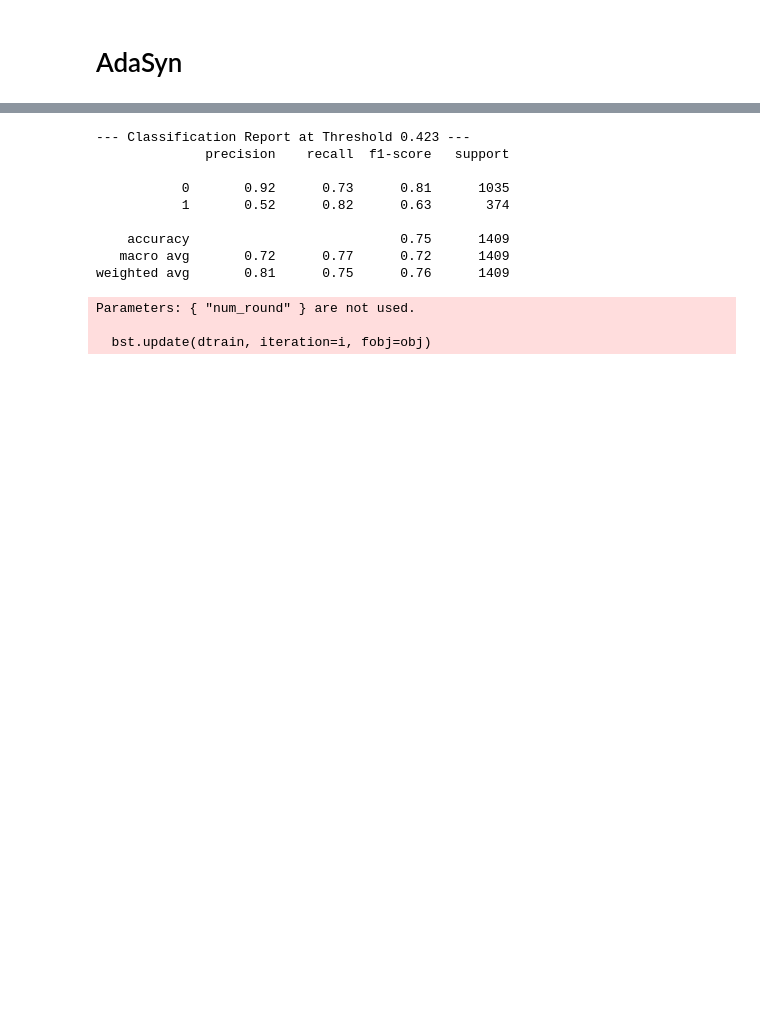
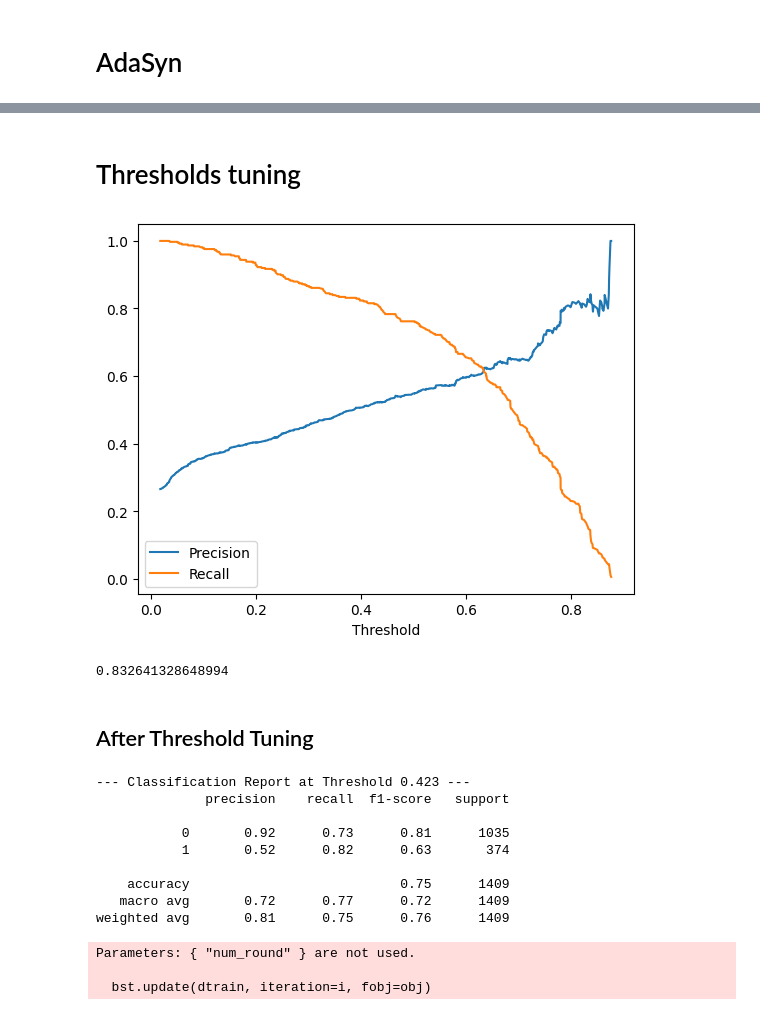
Before and after one commit to Alanno25/Churn_prediction, a Jupyter notebook: 5.finalmodel_export.ipynb, the cells around one changed output, grey strips where cells are left out. Drawn from its saved outputs; the diff is of its cells as text; code cells hidden in the pictures; blank space fills up the shorter version.

```diff
--- a/5.finalmodel_export.ipynb
+++ b/5.finalmodel_export.ipynb
@@ -97,0 +101,7 @@ X_ada, y_ada = adasyn.fit_resample(X, y)
+# %%
+xg_model = XGBClassifier(colsample_bytree=1,learning_rate = 0.1, max_depth = 3,min_child_weight = 1,n_estimators = 50,num_round = 50,subsample = 0.5,random_state=42)
+xg_model.fit(X_ada, y_ada)
+y_pred = xg_model.predict(X_val)
+
+print("Classification Report:")
+print(classification_report(y_val, y_pred))
@@ -98,3 +121,29 @@ X_ada, y_ada = adasyn.fit_resample(X, y)
+# %% [markdown]
+# Thresholds tuning
+# %%
+from sklearn.metrics import precision_recall_curve
+
+y_prob = xg_model.predict_proba(X_val)[:, 1]
+precision, recall, thresholds = precision_recall_curve(y_val, y_prob)
+
+# พลอตกราฟดูจุดตัด
+plt.plot(thresholds, precision[:-1], label="Precision")
+plt.plot(thresholds, recall[:-1], label="Recall")
+plt.xlabel("Threshold")
+plt.legend()
+plt.show()
+# %% [output]
+[figure, added]
+# %%
+pos_label = 0
+scorer = make_scorer(f1_score, pos_label=pos_label)
+xg_model = XGBClassifier(colsample_bytree=1,learning_rate = 0.1, max_depth = 3,min_child_weight = 1,n_estimators = 50,subsample = 0.5,random_state=42)
+model = TunedThresholdClassifierCV(xg_model, scoring=scorer)
+scorer(model.fit(X_ada, y_ada), X_ada, y_ada)
+# %% [output]
+0.832641328648994
+# %% [markdown]
+## After Threshold Tuning
 # %%
 xg_model = XGBClassifier(colsample_bytree=1,learning_rate = 0.1, max_depth = 3,min_child_weight = 1,n_estimators = 50,num_round = 50,subsample = 0.5,random_state=42)
 xg_model.fit(X_ada, y_ada)
```
Also changed, not shown: parts of 5 cells of this notebook, 2 other files.
